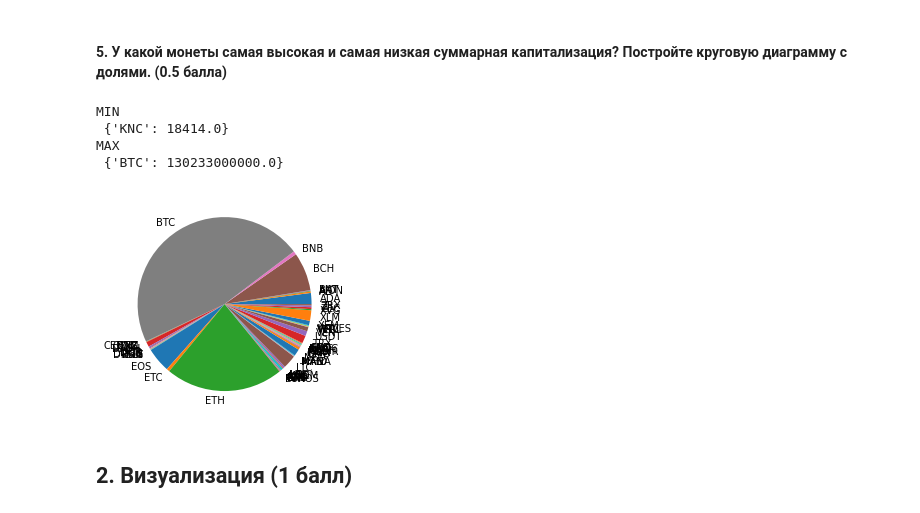
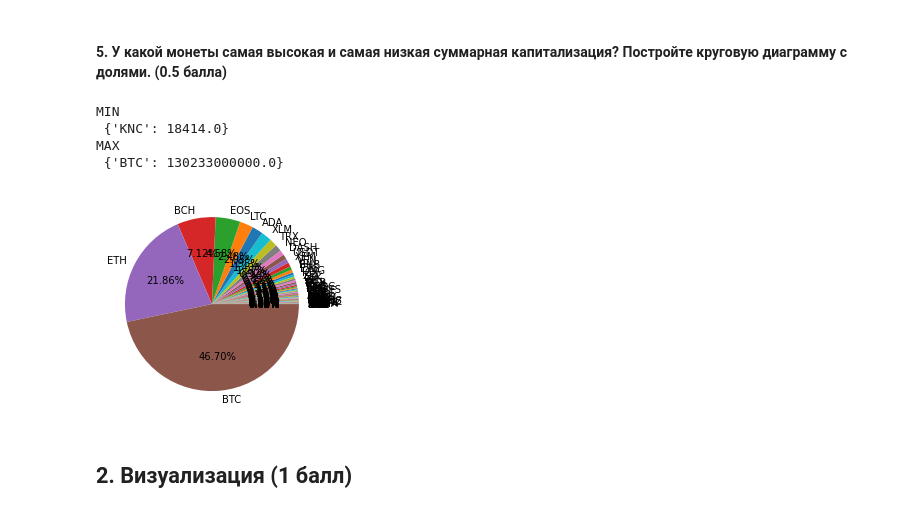
Before and after one commit to surkovv/PythonLab, a Jupyter notebook: Lab.ipynb, the cells around one changed output. Drawn from its saved outputs; the diff is of its cells as text; code cells hidden in the pictures.

```diff
--- a/Lab.ipynb
+++ b/Lab.ipynb
@@ -99,21 +99,18 @@ Bitcoin 2017-12-17
 # %%
 grouper = coins.groupby('symbol')
 data = grouper['market'].agg('last')
+data = data.sort_values()
 print('MIN\n', dict(data[data==data.min()]))
 print('MAX\n', dict(data[data==data.max()]))
 
-d = dict(data)
-labels = list(d.keys())
-values = [d[kind]for kind in labels]
-
-plt.pie(values, labels=labels)
+plt.pie(data, labels=data.keys(), autopct='%1.2f%%')
 plt.show()
 # %% [output]
 MIN
  {'KNC': 18414.0}
 MAX
  {'BTC': 130233000000.0}
-[figure, old version]
+[figure, new version]
 # %% [markdown]
 ## 2. Визуализация (1 балл)
 # %% [markdown]
```
